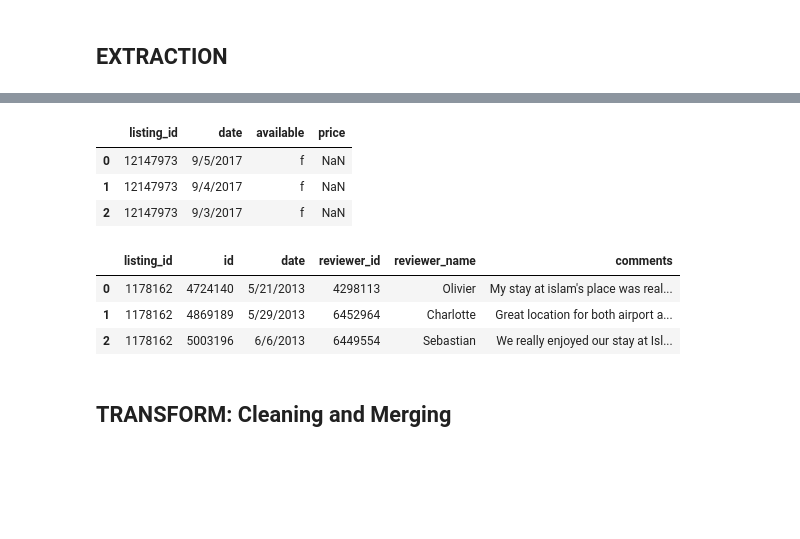
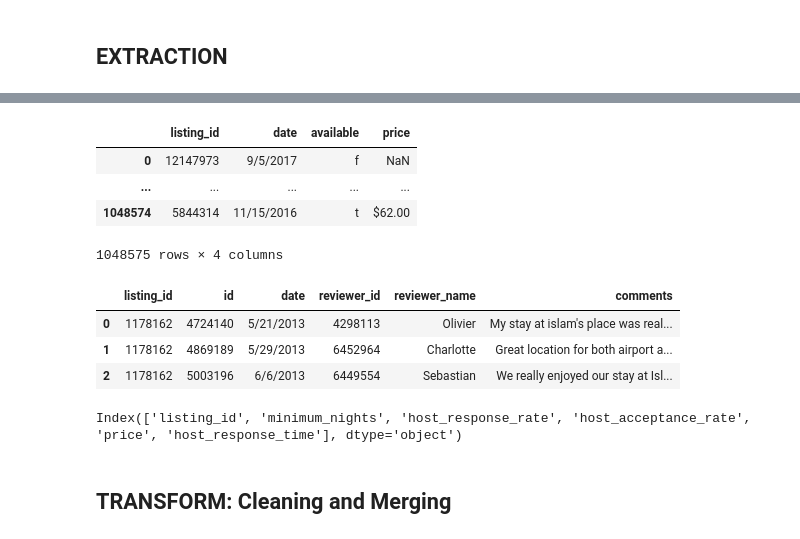
Before and after one commit to pganorka1/ETL_Project, a Jupyter notebook: project2.ipynb, the cells around one changed output, grey strips where cells are left out. Drawn from its saved outputs; the diff is of its cells as text; code cells hidden in the pictures; blank space fills up the shorter version.

```diff
--- a/project2.ipynb
+++ b/project2.ipynb
@@ -62,19 +70,21 @@ listing_df.head(3)
 # %%
 # Availability data.
 # Show number of row and columns.# Display the data table for preview. Used head() to get the three rows
 availability_df = pd.read_csv(availability_data_to_load)
 availability_df.shape
 #pd.set_option('display.max_rows', 3)
 #pd.set_option('display.max_columns', 5)
 #pd.set_option('display.width', 100)
 pd.set_option('precision', 5)
 listing_df.style.highlight_null(null_color='red')
 availability_df.head(3)
+availability_df
 # %% [output]
 |  | listing_id | date | available | price |
 | 0 | 12147973 | 9/5/2017 | f | NaN |
-| 1 | 12147973 | 9/4/2017 | f | NaN |
-| 2 | 12147973 | 9/3/2017 | f | NaN |
+| ... | ... | ... | ... | ... |
+| 1048574 | 5844314 | 11/15/2016 | t | $62.00 |
+1048575 rows × 4 columns
 # %%
 # Review data
 # Show number of row and columns.Display the data table for preview. Used head() to get the three rows
@@ -88,6 +98,10 @@ review_df.head(3)
 | 0 | 1178162 | 4724140 | 5/21/2013 | 4298113 | Olivier | My stay at islam's place was real... |
 | 1 | 1178162 | 4869189 | 5/29/2013 | 6452964 | Charlotte | Great location for both airport a... |
 | 2 | 1178162 | 5003196 | 6/6/2013 | 6449554 | Sebastian | We really enjoyed our stay at Isl... |
+# %%
+listing_df.columns
+# %% [output]
+Index(['listing_id', 'minimum_nights', 'host_response_rate', 'host_acceptance_rate', 'price', 'host_response_time'], dtype='object')
 # %% [markdown]
 ## TRANSFORM: Cleaning and Merging
 # %%
```
Also changed, not shown: parts of 64 cells of this notebook.
